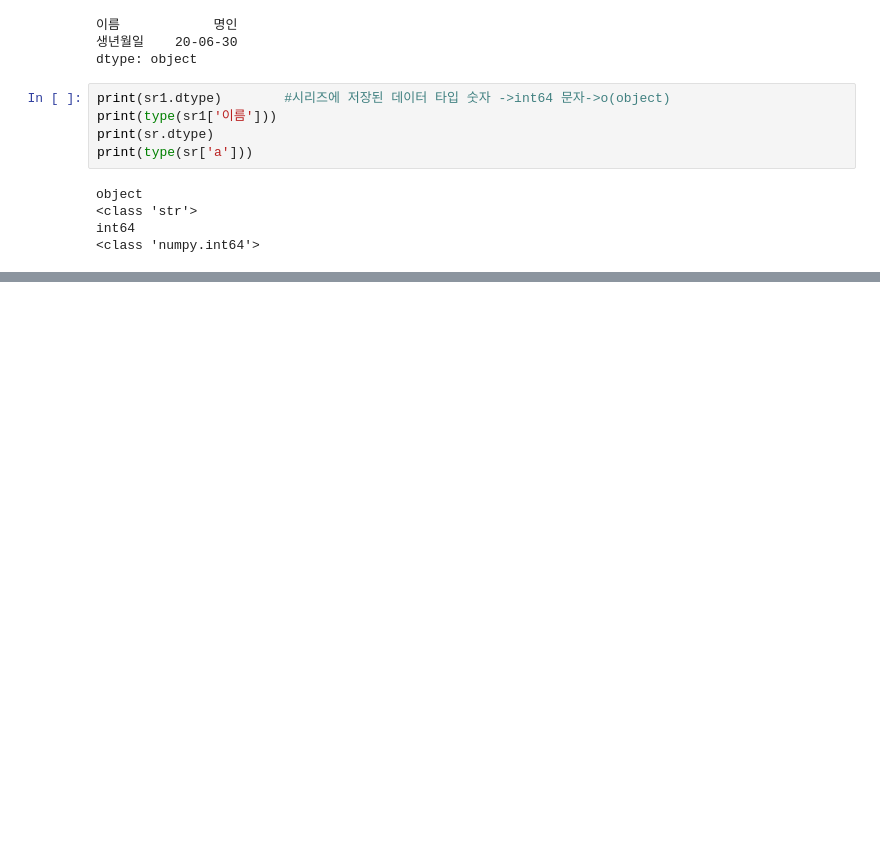
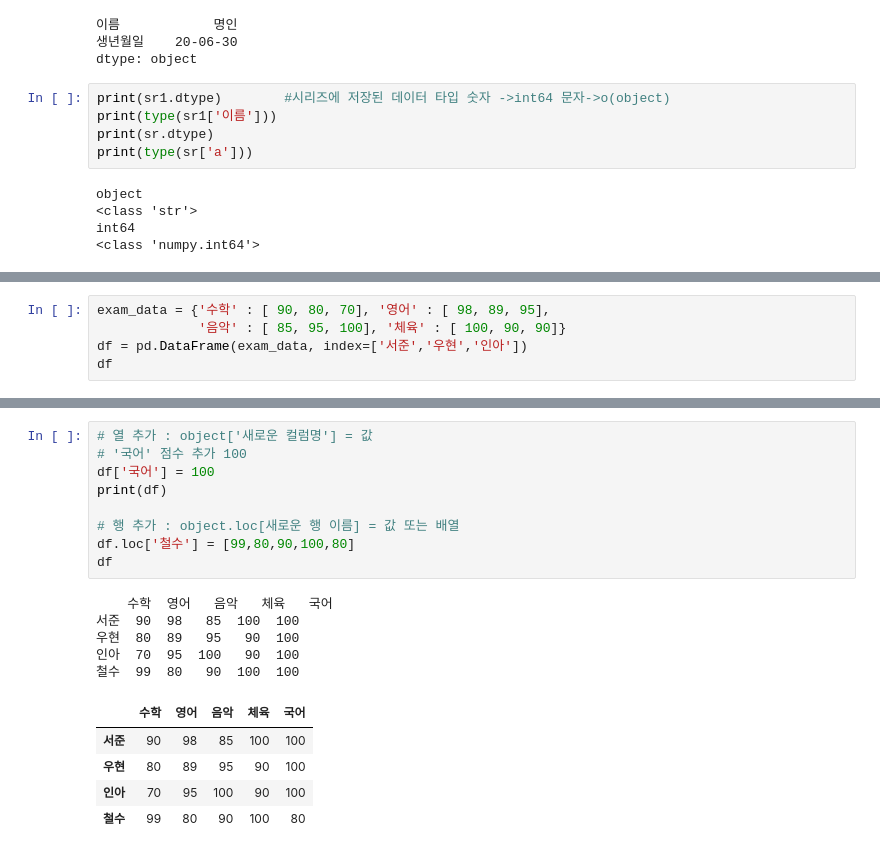
Before and after one commit to hongjaikim/lecture, a Jupyter notebook: pandas.src/day-1.ipynb, the cells around one changed output, grey strips where cells are left out. Saved outputs shown, nothing was run; the diff lists cells and outputs as text; blank space fills up the shorter version.

```diff
--- a/pandas.src/day-1.ipynb
+++ b/pandas.src/day-1.ipynb
@@ -64,0 +247,5 @@ int64
+# %%
+exam_data = {'수학' : [ 90, 80, 70], '영어' : [ 98, 89, 95],
+             '음악' : [ 85, 95, 100], '체육' : [ 100, 90, 90]}
+df = pd.DataFrame(exam_data, index=['서준','우현','인아'])
+df
@@ -64,0 +337,20 @@ int64
+# %%
+# 열 추가 : object['새로운 컬럼명'] = 값
+# '국어' 점수 추가 100
+df['국어'] = 100
+print(df)
+
+# 행 추가 : object.loc[새로운 행 이름] = 값 또는 배열
+df.loc['철수'] = [99,80,90,100,80]
+df
+# %% [output]
+    수학  영어   음악   체육   국어
+서준  90  98   85  100  100
+우현  80  89   95   90  100
+인아  70  95  100   90  100
+철수  99  80   90  100  100
+|  | 수학 | 영어 | 음악 | 체육 | 국어 |
+| 서준 | 90 | 98 | 85 | 100 | 100 |
+| 우현 | 80 | 89 | 95 | 90 | 100 |
+| 인아 | 70 | 95 | 100 | 90 | 100 |
+| 철수 | 99 | 80 | 90 | 100 | 80 |
```
Also changed, not shown: parts of 41 cells of this notebook.
